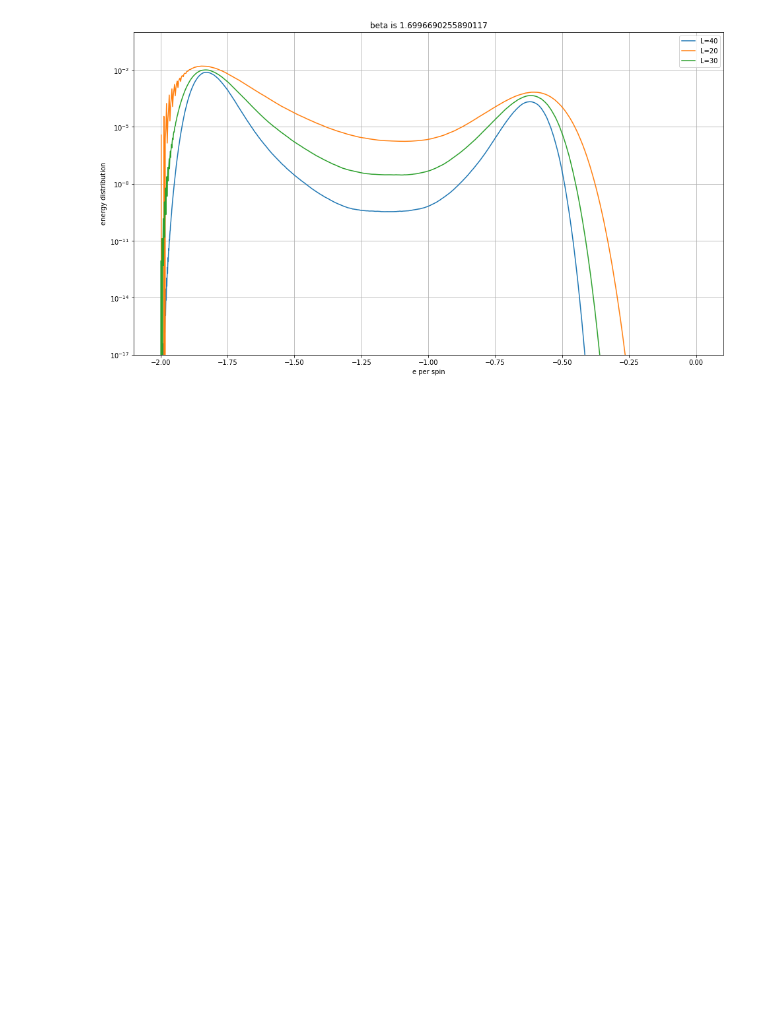
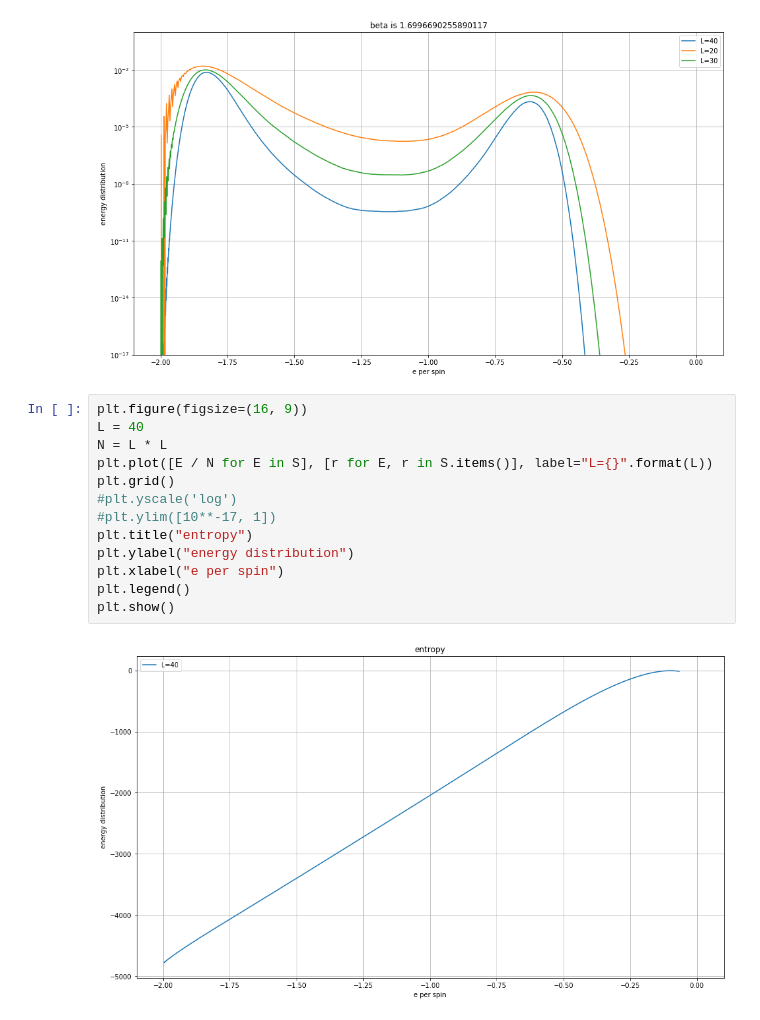
Before and after one commit to MarvelousLim/Potts20Simulation, a Jupyter notebook: Potts20Simulation/entropy.ipynb, the cells around one changed output. Drawn from its saved outputs; the diff is of its cells as text; blank space fills up the shorter version.

```diff
--- a/Potts20Simulation/entropy.ipynb
+++ b/Potts20Simulation/entropy.ipynb
@@ -126,3 +126,18 @@ plt.legend()
 plt.show()
 # %% [output]
 [figure]
+# %%
+plt.figure(figsize=(16, 9))
+L = 40
+N = L * L
+plt.plot([E / N for E in S], [r for E, r in S.items()], label="L={}".format(L))
+plt.grid()
+#plt.yscale('log')
+#plt.ylim([10**-17, 1])
+plt.title("entropy")
+plt.ylabel("energy distribution")
+plt.xlabel("e per spin")
+plt.legend()
+plt.show()
+# %% [output]
+[figure, added]
```
Also changed, not shown: 2 other files.
